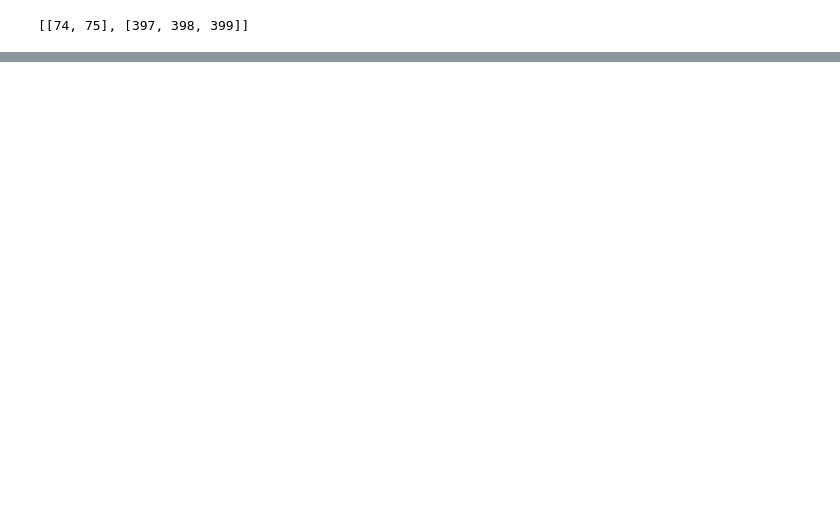
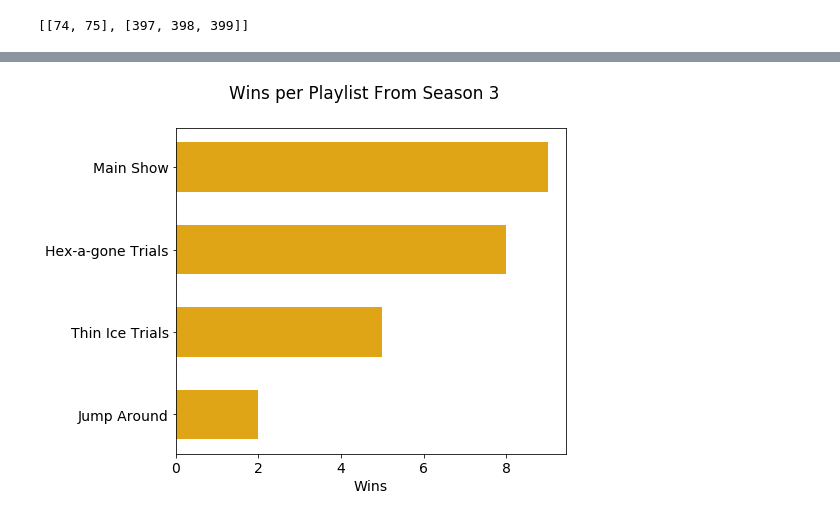
Before and after one commit to jvmohr/FallGuysCharts, a Jupyter notebook: Fall Guys Data Exploration.ipynb, the cells around one changed output, grey strips where cells are left out. Saved outputs shown, nothing was run; the diff lists cells and outputs as text; code cells hidden in the pictures; blank space fills up the shorter version.

```diff
--- a/Fall Guys Data Exploration.ipynb
+++ b/Fall Guys Data Exploration.ipynb
@@ -293,0 +317,5 @@ for special_show in special_shows:
+# %%
+# Get a bar chart for wins per playlist from a season
+fgv.seasonPlaylistWinsBar(shows_df, season=3)
+# %% [output]
+[figure, added]
```
Also changed, not shown: parts of 31 cells of this notebook, 5 other files.
